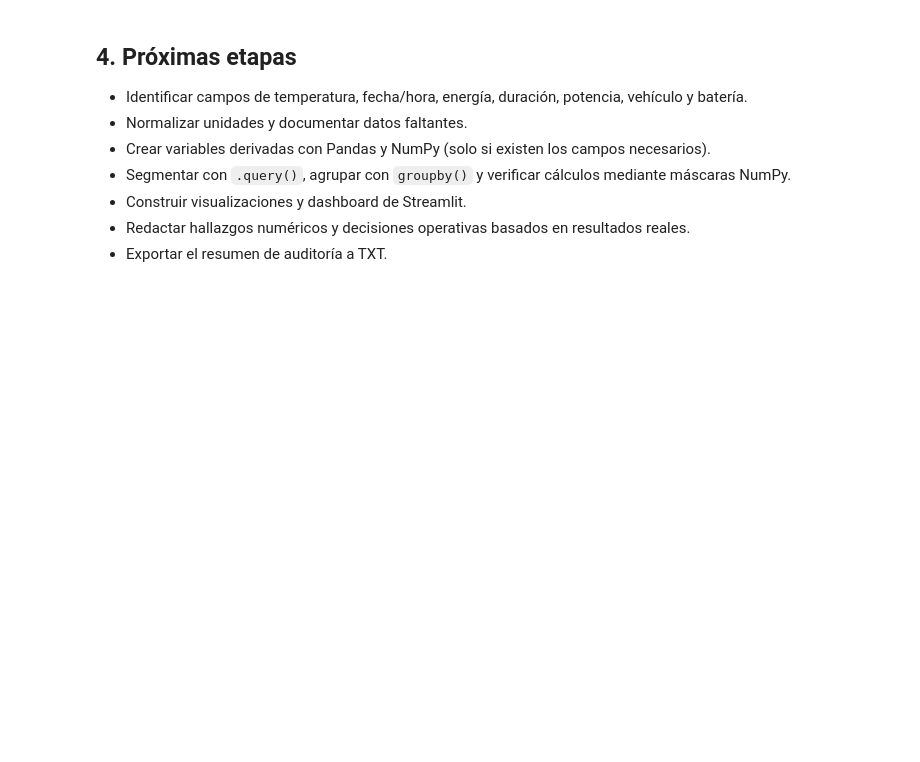
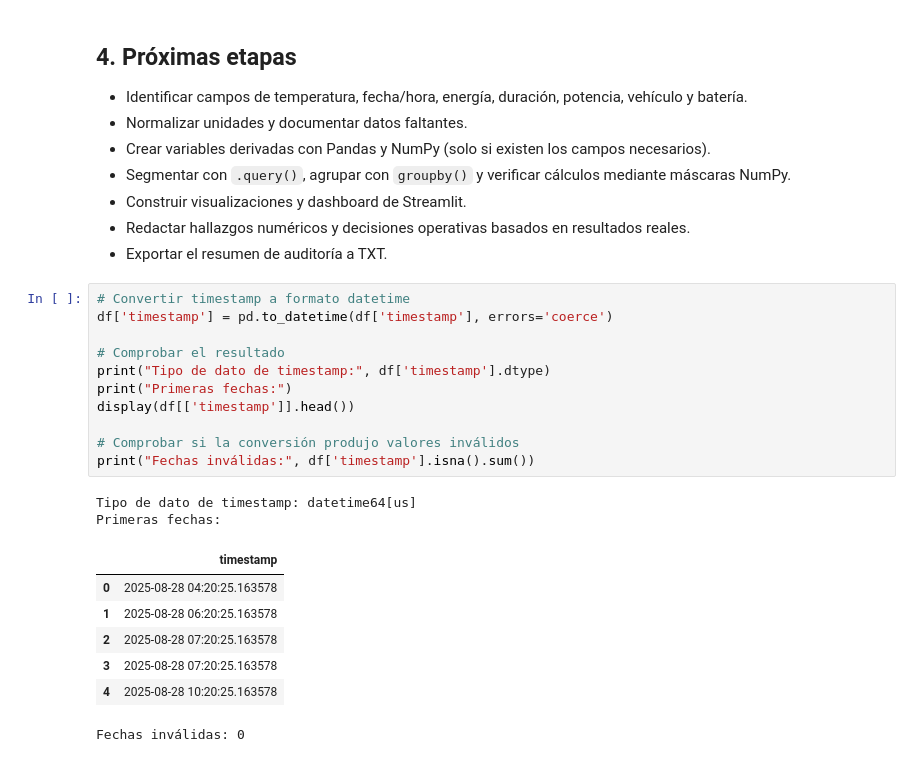
Before and after one commit to fredy10zs/analitica, a Jupyter notebook: EA4_Actividad_IA/EA4_Fredy_Ramírez.ipynb, the cells around one changed output. Drawn from its saved outputs; the diff is of its cells as text; blank space fills up the shorter version.

```diff
--- a/EA4_Actividad_IA/EA4_Fredy_Ramírez.ipynb
+++ b/EA4_Actividad_IA/EA4_Fredy_Ramírez.ipynb
@@ -73,3 +98,24 @@ print('Columnas disponibles:', df.columns.tolist())
 - Construir visualizaciones y dashboard de Streamlit.
 - Redactar hallazgos numéricos y decisiones operativas basados en resultados reales.
 - Exportar el resumen de auditoría a TXT.
+# %%
+# Convertir timestamp a formato datetime
+df['timestamp'] = pd.to_datetime(df['timestamp'], errors='coerce')
+
+# Comprobar el resultado
+print("Tipo de dato de timestamp:", df['timestamp'].dtype)
+print("Primeras fechas:")
+display(df[['timestamp']].head())
+
+# Comprobar si la conversión produjo valores inválidos
+print("Fechas inválidas:", df['timestamp'].isna().sum())
+# %% [output]
+Tipo de dato de timestamp: datetime64[us]
+Primeras fechas:
+|  | timestamp |
+| 0 | 2025-08-28 04:20:25.163578 |
+| 1 | 2025-08-28 06:20:25.163578 |
+| 2 | 2025-08-28 07:20:25.163578 |
+| 3 | 2025-08-28 07:20:25.163578 |
+| 4 | 2025-08-28 10:20:25.163578 |
+Fechas inválidas: 0
```
Also changed, not shown: parts of 8 cells of this notebook, 1 other file.
